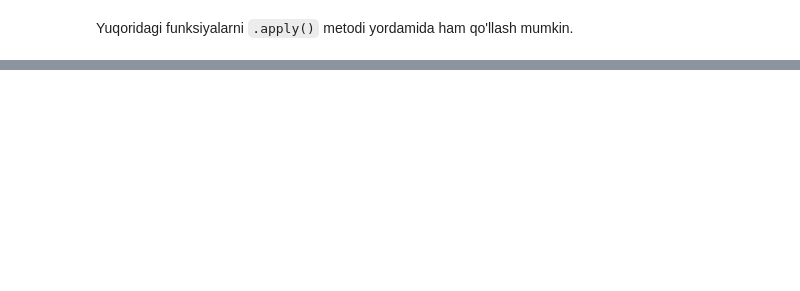
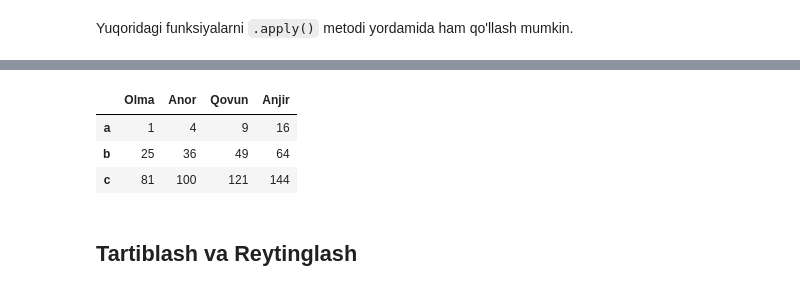
Before and after one commit to otabekqoroboyev/data-science-pandas, a Jupyter notebook: arifmetik_amallar_pd.ipynb, the cells around one changed output, grey strips where cells are left out. Saved outputs shown, nothing was run; the diff lists cells and outputs as text; code cells hidden in the pictures; blank space fills up the shorter version.

```diff
--- a/arifmetik_amallar_pd.ipynb
+++ b/arifmetik_amallar_pd.ipynb
@@ -225,0 +286,9 @@ Yuqoridagi funksiyalarni `.apply()` metodi yordamida ham qo'llash mumkin.
+# %%
+df.applymap(f)
+# %% [output]
+|  | Olma | Anor | Qovun | Anjir |
+| a | 1 | 4 | 9 | 16 |
+| b | 25 | 36 | 49 | 64 |
+| c | 81 | 100 | 121 | 144 |
+# %% [markdown]
+## Tartiblash va Reytinglash
```
Also changed, not shown: parts of 17 cells of this notebook.
